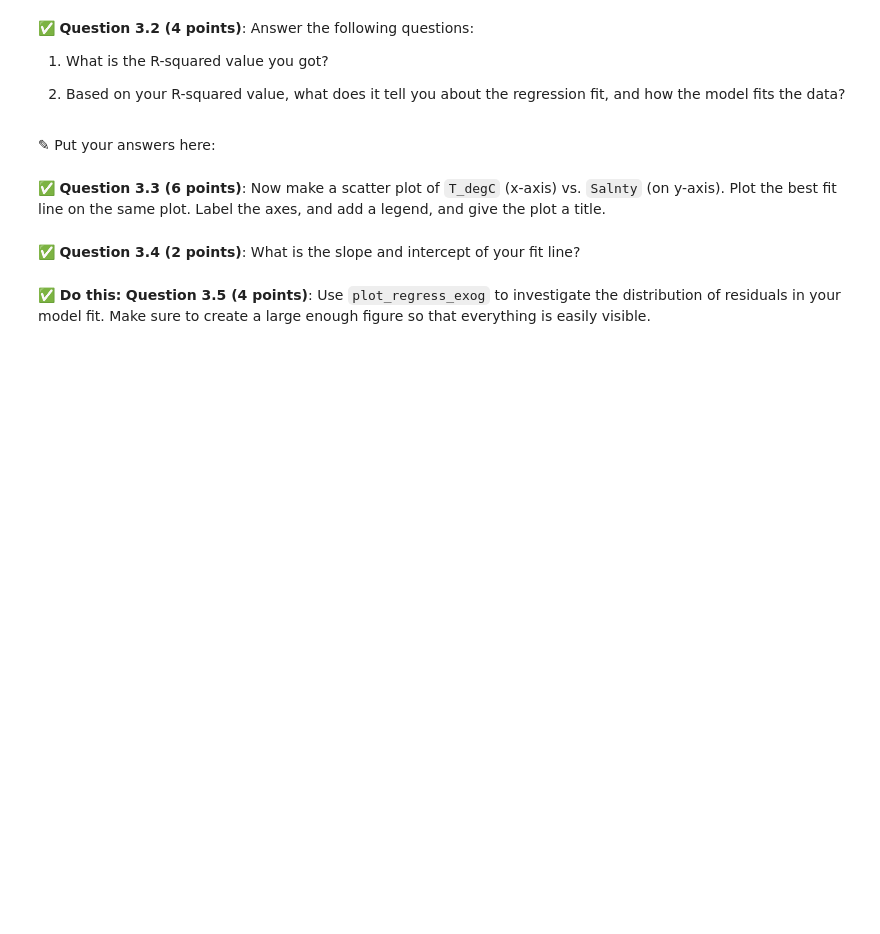
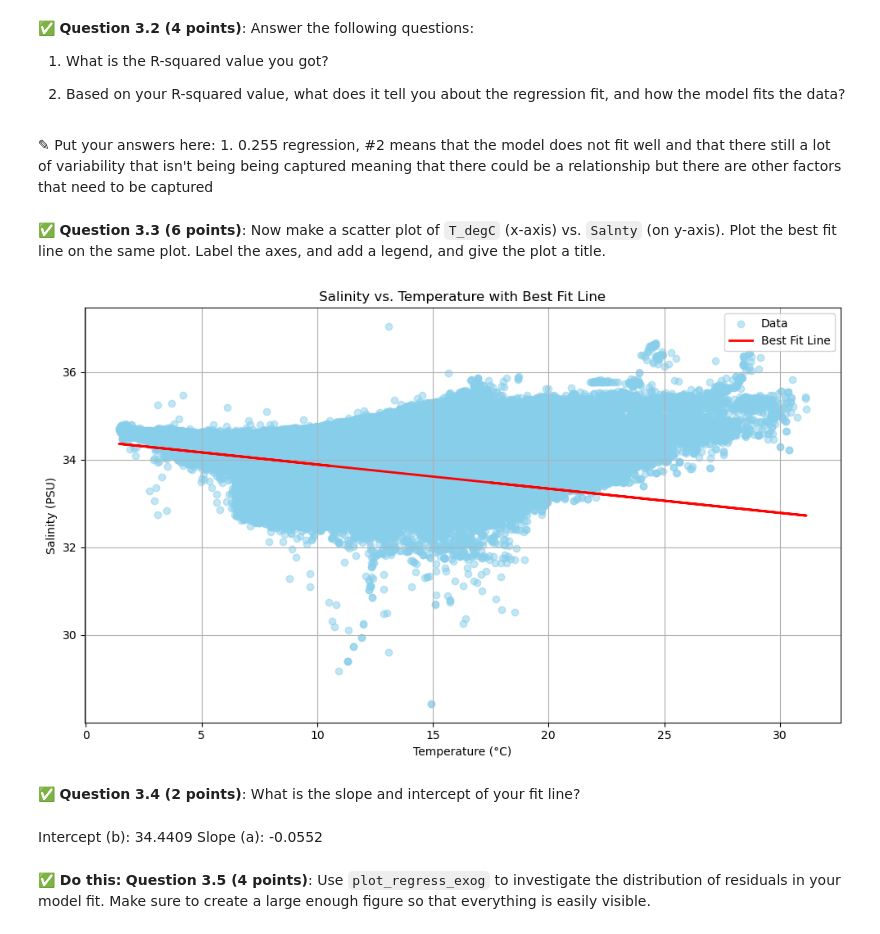
Before and after one commit to jamieh8821/CMSE202-f25-turnin, a Jupyter notebook: hw-03/HW-03_Regression-S25-STUDENT.ipynb, the cells around one changed output. Cells and saved outputs as stored; diff of their text form; code cells hidden in the pictures; blank space fills up the shorter version.

```diff
--- a/hw-03/HW-03_Regression-S25-STUDENT.ipynb
+++ b/hw-03/HW-03_Regression-S25-STUDENT.ipynb
@@ -171,0 +170,13 @@ In this part, we'll perform some one-variable linear and polynomial regression a
+# %%
+# Put your code here
+import statsmodels.api as sm
+
+X = book1_cleaned['T_degC']
+
+X = sm.add_constant(X)
+
+y = book1_cleaned['Salnty']
+
+model = sm.OLS(y, X).fit()
+
+print(model.summary())
@@ -175,7 +204,7 @@ In this part, we'll perform some one-variable linear and polynomial regression a
 1. What is the R-squared value you got?
 
 2. Based on your R-squared value, what does it tell you about the regression fit, and how the model fits the data?
-# %% [markdown]
-<font size=+3>&#9998;</font> Put your answers here:
+# %% [markdown]
+<font size=+3>&#9998;</font> Put your answers here: 1. 0.255 regression, #2 means that the model does not fit well and that there still a lot of variability that isn't being being captured meaning that there could be a relationship but there are other factors that need to be captured
 # %% [markdown]
 &#9989;  **Question 3.3 (6 points)**: Now make a scatter plot of `T_degC` (x-axis) vs. `Salnty` (on y-axis). Plot the best fit line on the same plot. Label the axes, and add a legend, and give the plot a title.
@@ -184,2 +211,33 @@ In this part, we'll perform some one-variable linear and polynomial regression a
+# %%
+# Put your code here
+import matplotlib.pyplot as plt
+import numpy as np
+
+# Extract x and y data
+x = book1_cleaned['T_degC']
+y = book1_cleaned['Salnty']
+
+# Generate predicted values from the model
+# (Make sure you used sm.add_constant earlier)
+X_with_const = sm.add_constant(x)
+y_pred = model.predict(X_with_const)
+
+# Create the plot
+plt.figure(figsize=(10, 6))
+plt.scatter(x, y, color='skyblue', alpha=0.5, label='Data')
+plt.plot(x, y_pred, color='red', linewidth=2, label='Best Fit Line')
+
+# Add labels, title, legend
+plt.xlabel("Temperature (°C)")
+plt.ylabel("Salinity (PSU)")
+plt.title("Salinity vs. Temperature with Best Fit Line")
+plt.legend()
+
+# Show the plot
+plt.grid(True)
+plt.tight_layout()
+plt.show()
+# %% [output]
+[figure, added]
 # %% [markdown]
 &#9989;  **Question 3.4 (2 points)**: What is the slope and intercept of your fit line?
@@ -188,2 +244,5 @@ In this part, we'll perform some one-variable linear and polynomial regression a
+# %% [markdown]
+Intercept (b): 34.4409
+Slope (a): -0.0552
 # %% [markdown]
 **&#9989; Do this:** **Question 3.5 (4 points)**: Use `plot_regress_exog` to investigate the distribution of residuals in your model fit. Make sure to create a large enough figure so that everything is easily visible.
```
Also changed, not shown: parts of 11 cells of this notebook.
